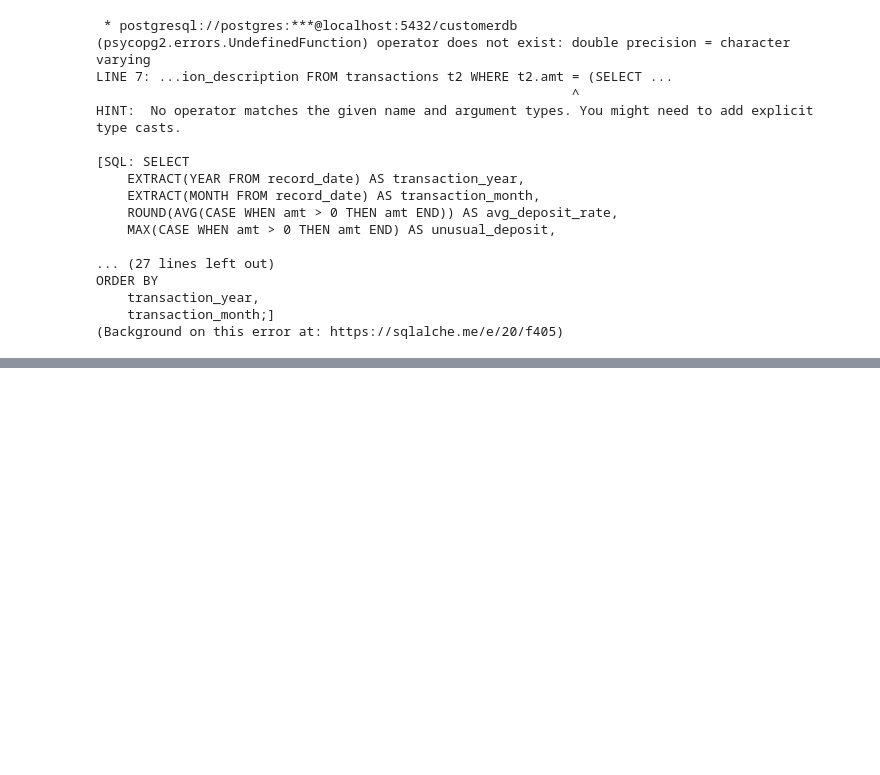
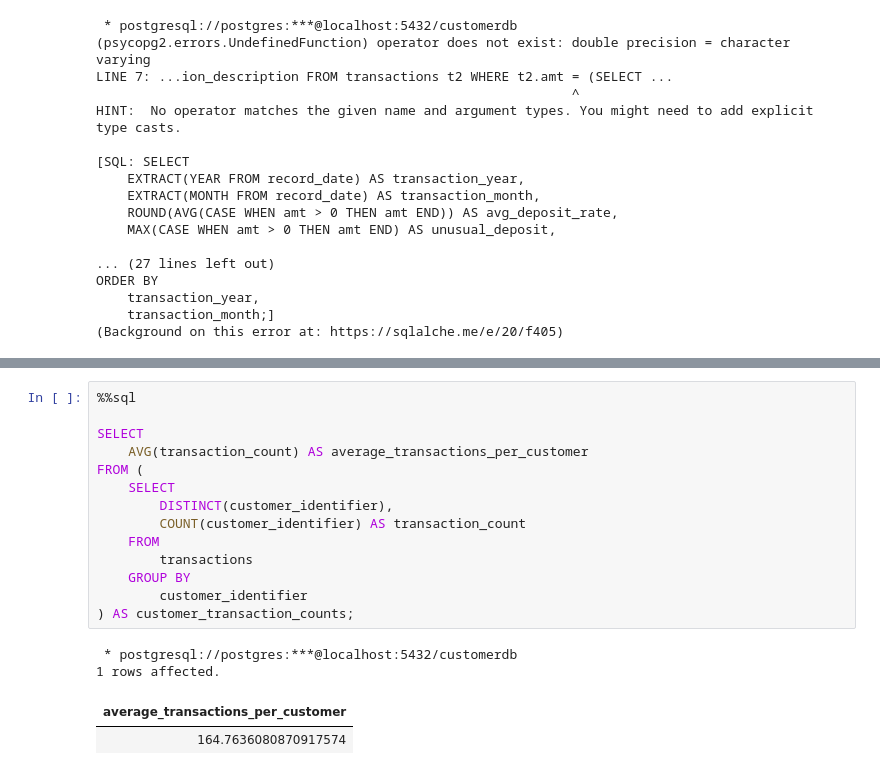
Before and after one commit to kanaka25/ABSA-Data, a Jupyter notebook: Jupyter_Script.ipynb, the cells around one changed output, grey strips where cells are left out. Saved outputs shown, nothing was run; the diff lists cells and outputs as text; blank space fills up the shorter version.

```diff
--- a/Jupyter_Script.ipynb
+++ b/Jupyter_Script.ipynb
@@ -310,3 +335,22 @@ ORDER BY
 | 2022-07-27 00:00:00 | SAVE | 1172616 | None | ID_970cf6b49e01f0694d161b59e53879... | 46340.0 |
 | 2022-08-06 00:00:00 | SAVE | 1009048 | None | ID_a6dea7e5e6af07caa6658b5bc8f2d8... | 46500.0 |
 | 2022-08-16 00:00:00 | SAVE | 1434926 | None | ID_db3e7674b98d508f1dc485d0f23f64... | 48500.0 |
+# %%
+%%sql
+
+SELECT
+    AVG(transaction_count) AS average_transactions_per_customer
+FROM (
+    SELECT
+        DISTINCT(customer_identifier),
+        COUNT(customer_identifier) AS transaction_count
+    FROM
+        transactions
+    GROUP BY
+        customer_identifier
+) AS customer_transaction_counts;
+# %% [output]
+ * postgresql://postgres:***@localhost:5432/customerdb
+1 rows affected.
+| average_transactions_per_customer |
+| 164.7636080870917574 |
```
Also changed, not shown: parts of 4 cells of this notebook.
